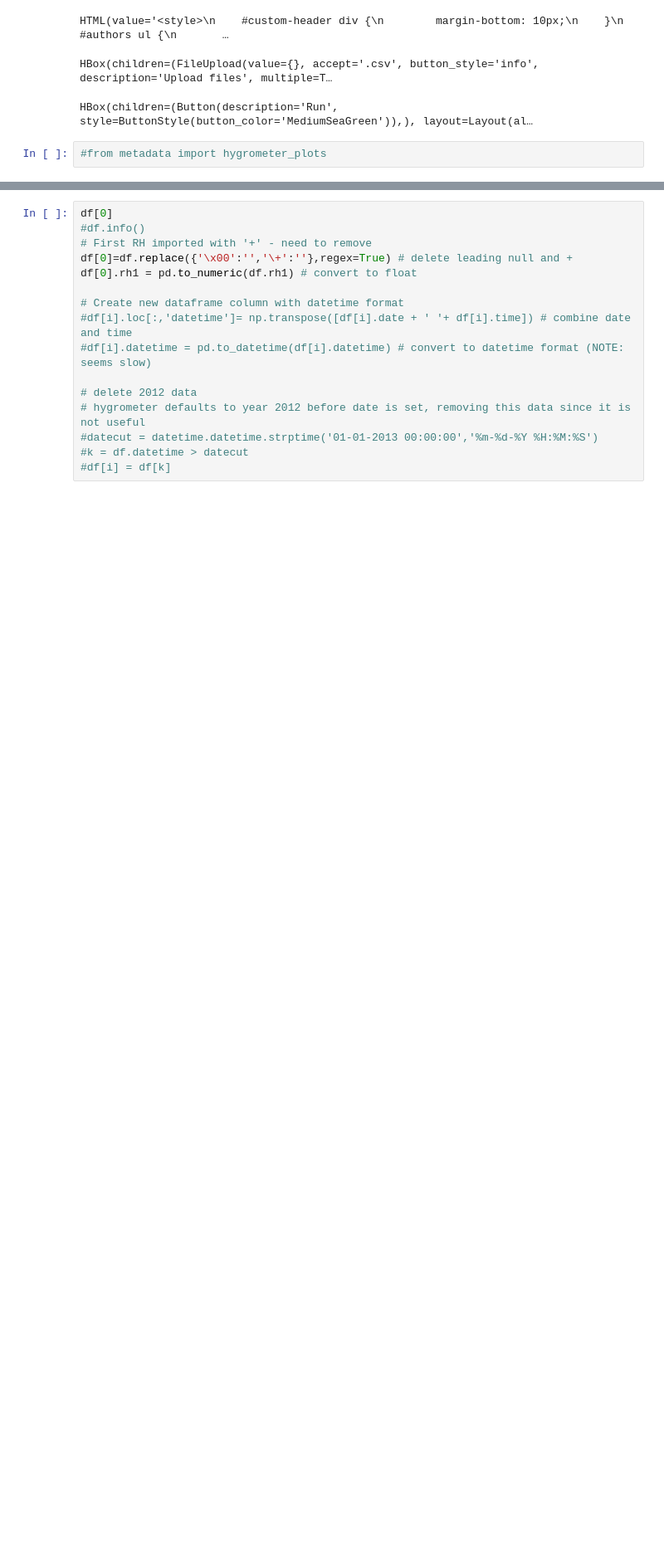
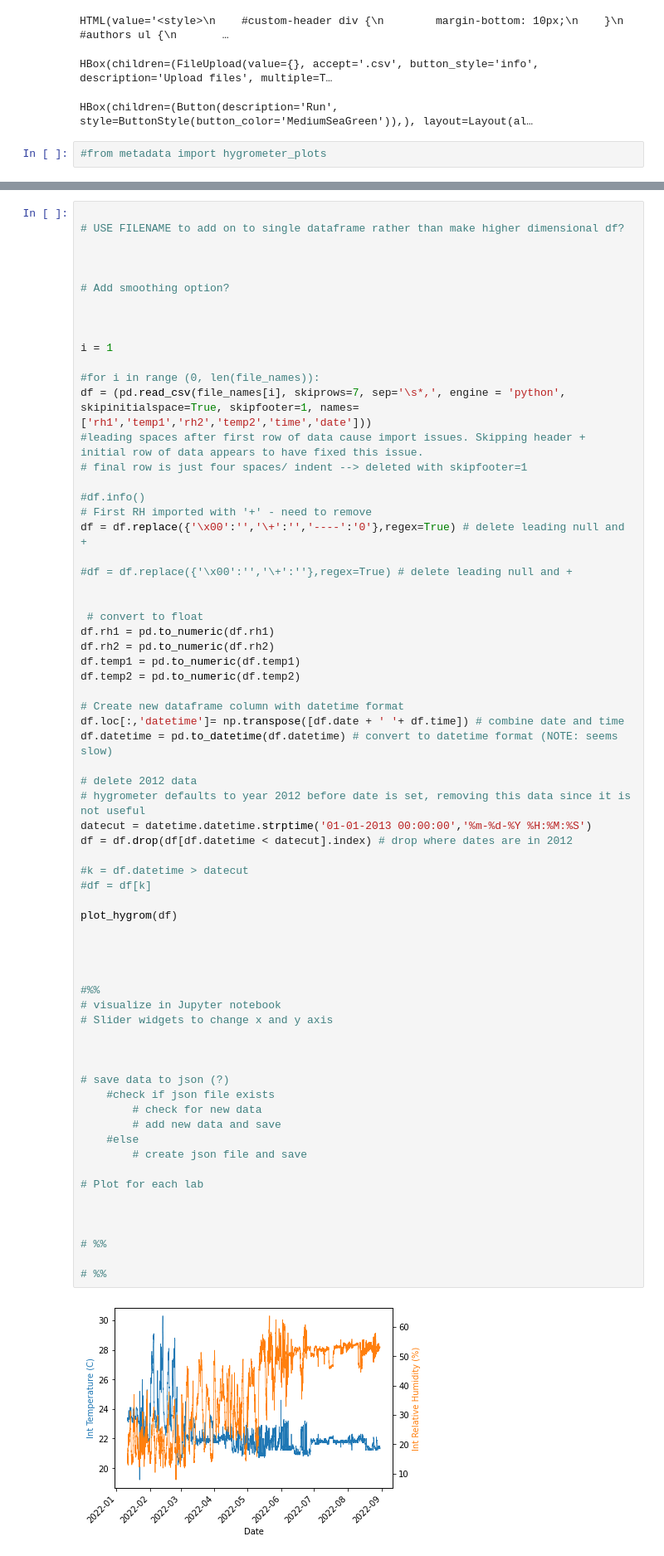
Before and after one commit to deboyk/hygrometer_plots, a Jupyter notebook: hygrometer_plots.ipynb, the cells around one changed output, grey strips where cells are left out. Shown at 83% size. Drawn from its saved outputs; the diff is of its cells as text; blank space fills up the shorter version.

Commit message:
plot fixes

```diff
--- a/hygrometer_plots.ipynb
+++ b/hygrometer_plots.ipynb
@@ -218,16 +163,69 @@ print(df[i].rh1)
 # %%
-df[0]
+
+# USE FILENAME to add on to single dataframe rather than make higher dimensional df?
+
+
+
+# Add smoothing option?
+
+
+
+i = 1
+
+#for i in range (0, len(file_names)):
+df = (pd.read_csv(file_names[i], skiprows=7, sep='\s*,', engine = 'python', skipinitialspace=True, skipfooter=1, names=['rh1','temp1','rh2','temp2','time','date']))
+#leading spaces after first row of data cause import issues. Skipping header + initial row of data appears to have fixed this issue.
+# final row is just four spaces/ indent --> deleted with skipfooter=1
+
 #df.info()
 # First RH imported with '+' - need to remove
-df[0]=df.replace({'\x00':'','\+':''},regex=True) # delete leading null and +
-df[0].rh1 = pd.to_numeric(df.rh1) # convert to float
+df = df.replace({'\x00':'','\+':'','----':'0'},regex=True) # delete leading null and +
+
+#df = df.replace({'\x00':'','\+':''},regex=True) # delete leading null and +
+
+
+ # convert to float
+df.rh1 = pd.to_numeric(df.rh1)
+df.rh2 = pd.to_numeric(df.rh2)
+df.temp1 = pd.to_numeric(df.temp1)
+df.temp2 = pd.to_numeric(df.temp2)
 
 # Create new dataframe column with datetime format
-#df[i].loc[:,'datetime']= np.transpose([df[i].date + ' '+ df[i].time]) # combine date and time
-#df[i].datetime = pd.to_datetime(df[i].datetime) # convert to datetime format (NOTE: seems slow)
+df.loc[:,'datetime']= np.transpose([df.date + ' '+ df.time]) # combine date and time
+df.datetime = pd.to_datetime(df.datetime) # convert to datetime format (NOTE: seems slow)
 
 # delete 2012 data
 # hygrometer defaults to year 2012 before date is set, removing this data since it is not useful
-#datecut = datetime.datetime.strptime('01-01-2013 00:00:00','%m-%d-%Y %H:%M:%S')
+datecut = datetime.datetime.strptime('01-01-2013 00:00:00','%m-%d-%Y %H:%M:%S')
+df = df.drop(df[df.datetime < datecut].index) # drop where dates are in 2012
+
 #k = df.datetime > datecut
-#df[i] = df[k]
+#df = df[k]
+
+plot_hygrom(df)
+
+
+
+
+#%%
+# visualize in Jupyter notebook
+# Slider widgets to change x and y axis
+
+
+
+# save data to json (?)
+    #check if json file exists
+        # check for new data
+        # add new data and save
+    #else
+        # create json file and save
+
+# Plot for each lab
+
+
+
+# %%
+
+# %%
+# %% [output]
+[figure, added]
```
Also changed, not shown: parts of 7 cells of this notebook.
